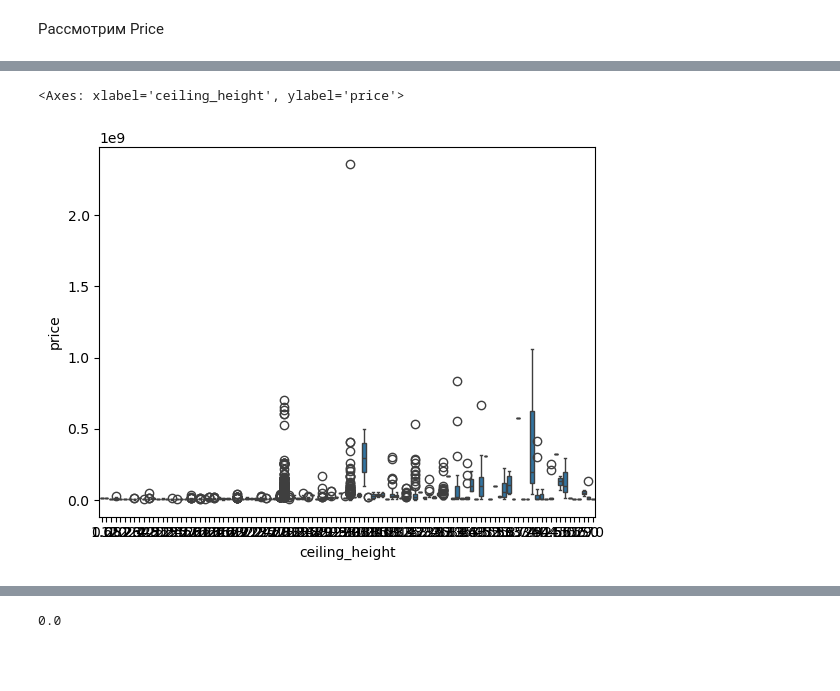
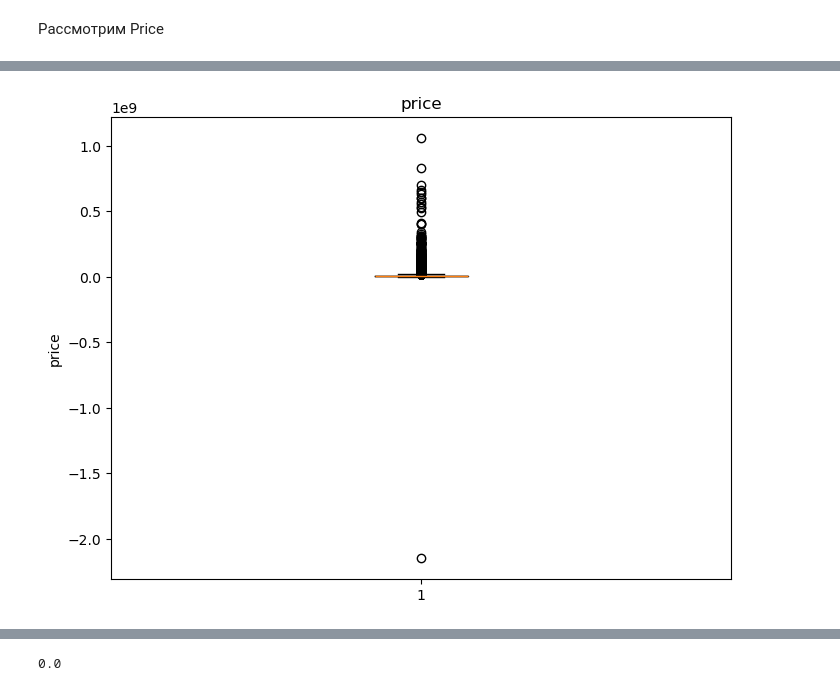
Before and after one commit to SuperBacbka/one_intensiv_Analiz, a Jupyter notebook: Визуальный Анализ данных.ipynb, the cells around one changed output, grey strips where cells are left out. Saved outputs shown, nothing was run; the diff lists cells and outputs as text; code cells hidden in the pictures; blank space fills up the shorter version.

```diff
--- a/Визуальный Анализ данных.ipynb
+++ b/Визуальный Анализ данных.ipynb
@@ -469,2 +339,0 @@ Name: living_meters, Length: 8392, dtype: object
-# %%
-Data_Purified["living_meters"] = Data_Purified["living_meters"].astype(float)
@@ -483,8 +361,6 @@ memory usage: 131.1 KB
 ## Обработаем ceiling_height
 # %%
 Data_Purified["ceiling_height"] =  Data_Purified["ceiling_height"].str.replace('\xa0м' , "", regex=True).str.replace(",", ".")
-# %%
-Data_Purified["ceiling_height"] = Data_Purified["ceiling_height"].astype(float)
 # %%
 Data_Purified["year_of_construction"].unique()
 # %% [output]
@@ -528,8 +404,6 @@ array(['1917', '1975', nan, '1968', '2009', '1969', '1980', '1990',
        '1947', '1901', '1909', '1600', '1951', '1936', '1931', '1950',
        '1934', '1928', '1945', '1937', '1927', '1896', '1777', '2031',
        '1935'], dtype=object)
-# %%
-Data_Purified["year_of_construction"] = Data_Purified["year_of_construction"].astype(float)
 # %% [markdown]
 ## Обработаем Пропуски
 # %% [markdown]
@@ -748,0 +597,4 @@ sns.heatmap(Data_Purified.isnull(),cmap='cividis')
+# %%
+colum_didgit = ["floor", "floors_count", "rooms_count", "price", "year_of_construction", "ceiling_height"]
+
+Data_Purified[colum_didgit] = Data_Purified[colum_didgit].fillna(0).astype(float).astype(int)
@@ -810,8 +680,11 @@ Data_Purified["price"].isnull().mean()*100
 # %%
-sns.boxplot(x = "ceiling_height" ,y = "price" ,data = Data_Purified )
+plt.figure(figsize=(8, 6))
+plt.boxplot(Data_Purified['price'])
+plt.title("price")
+plt.ylabel("price")
+plt.show()
 # %% [output]
-<Axes: xlabel='ceiling_height', ylabel='price'>
-[figure, old version]
+[figure, new version]
 # %%
 Data_Purified.loc[Data_Purified['price'].nlargest(4).index]
 # %% [output]
```
Also changed, not shown: parts of 117 cells of this notebook, 3 other files.
